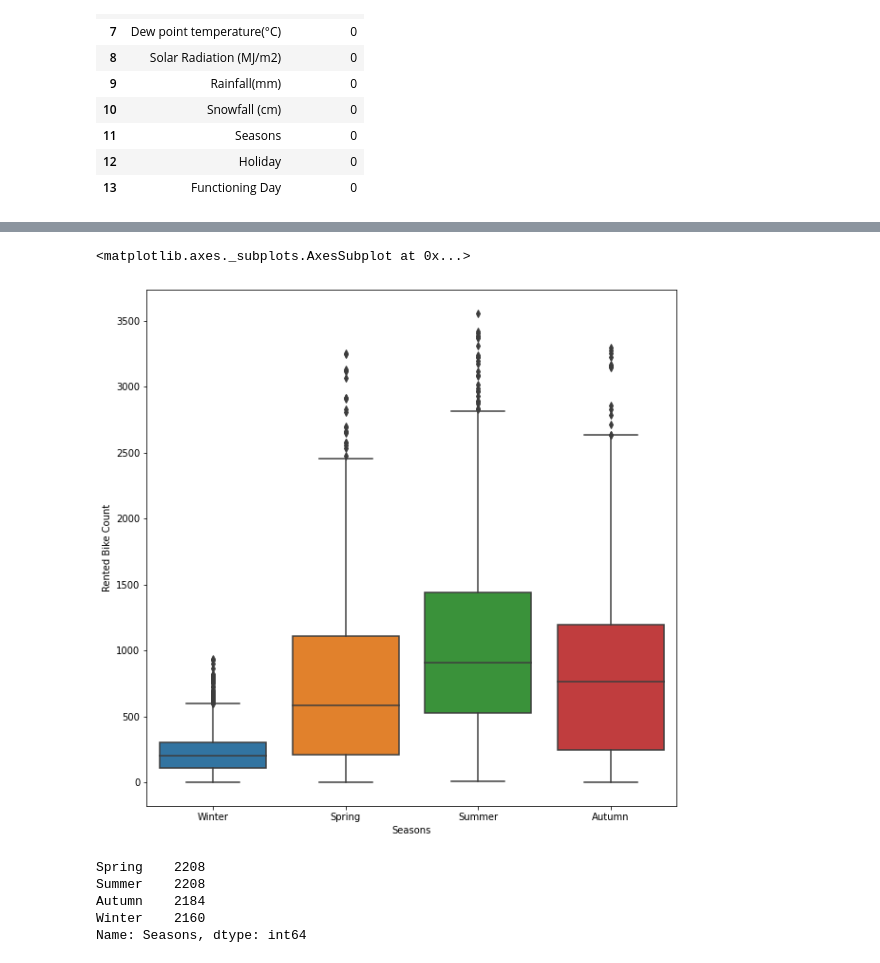
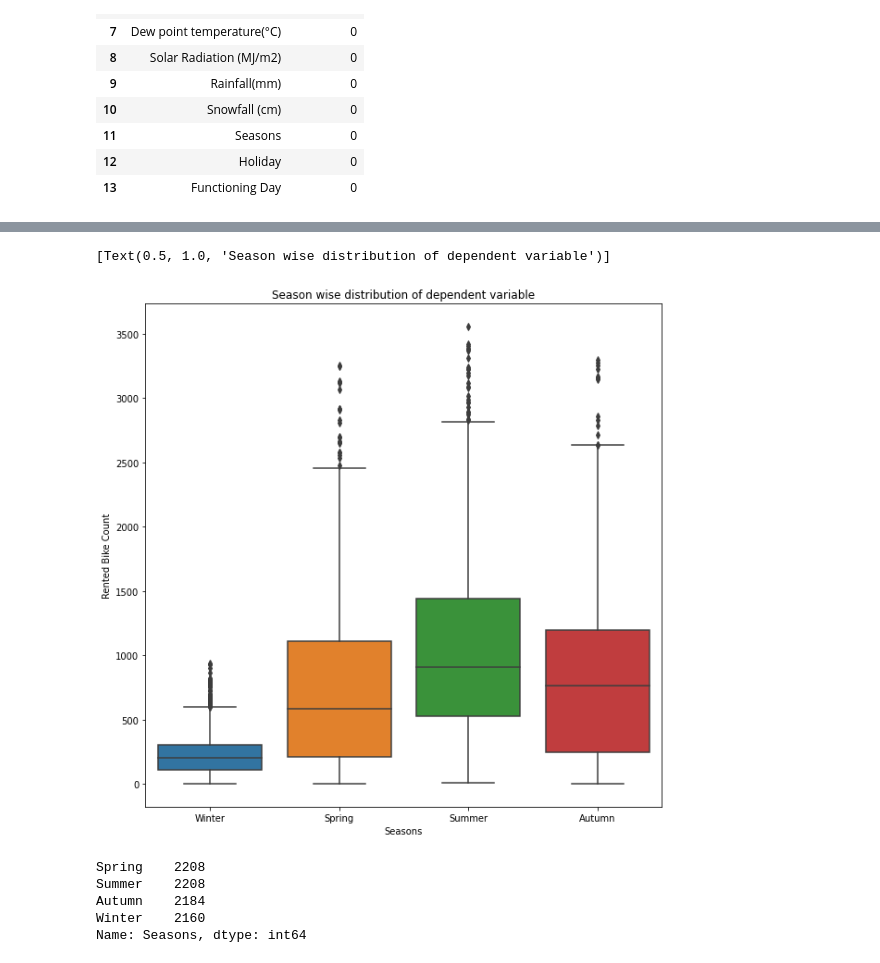
Before and after one commit to shiyasAli/Bike-sharing-demand-prediction, a Jupyter notebook: Copy_of_Bike_Sharing_Demand_Prediction_Capstone_Project.ipynb, the cells around one changed output, grey strips where cells are left out. Saved outputs shown, nothing was run; the diff lists cells and outputs as text; code cells hidden in the pictures.

```diff
--- a/Copy_of_Bike_Sharing_Demand_Prediction_Capstone_Project.ipynb
+++ b/Copy_of_Bike_Sharing_Demand_Prediction_Capstone_Project.ipynb
@@ -53,6 +54,7 @@ Mounted at /content/drive
 # %%
-file_path="/content/drive/MyDrive/Colab Notebooks/Almabetter/Supervised ML_Capastone/SeoulBikeData.csv"
-df=pd.read_csv(file_path,encoding='unicode_escape')
+#Converting the data set into a dataframe.
+filepath='/content/drive/MyDrive/Colab Notebooks/Almabetter/Supervised ML_Capastone/SeoulBikeData.csv'
+df=pd.read_csv(filepath,encoding='unicode_escape')
 # %%
 df.head()
 # %% [output]
@@ -284,9 +300,10 @@ sns.heatmap(df.corr(),cmap='coolwarm',annot=True)
 # %%
+#plotting boxplot for different seasons
 plt.rcParams['figure.figsize']=(10,10)
-sns.boxplot(x=df['Seasons'],y=df['Rented Bike Count'])
+sns.boxplot(x=df['Seasons'],y=df['Rented Bike Count']).set(title='Season wise distribution of dependent variable')
 # %% [output]
-<matplotlib.axes._subplots.AxesSubplot at 0x...>
+[Text(0.5, 1.0, 'Season wise distribution of dependent variable')]
-[figure, old version]
+[figure, new version]
 # %%
 df['Seasons'].value_counts()
 # %% [output]
```
Also changed, not shown: parts of 191 cells of this notebook.
